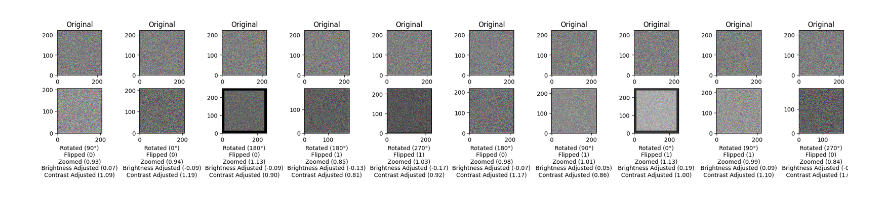
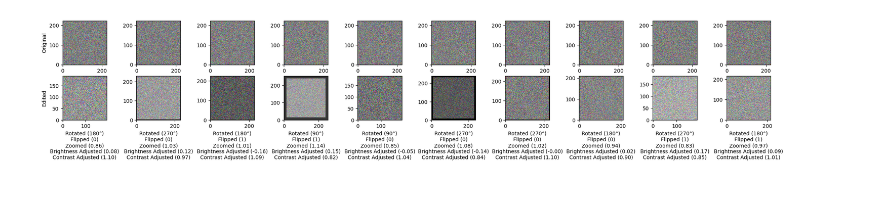
Before and after one commit to etuckerman/CNN-Image-Classification-Architecture, a Jupyter notebook: CNN_Image_Classification_Architecture.ipynb, the cells around one changed output. Saved outputs shown, nothing was run; the diff lists cells and outputs as text; code cells hidden in the pictures.

Commit message:
# Finalized Data Augmentation Code with Image Display Enhancements
This commit finalizes the data augmentation code and enhances the image display functionality. The changes include:

### Data Augmentation

* Defined functions for applying random rotation, flipping, zooming, brightness adjustment, and contrast adjustment to images
* Created a `apply_augmentations` function to apply multiple augmentations to an image
* Generated a sample dataset and applied augmentations to it

### Image Display Enhancements

* Added a dummy column to the subplot grid to provide extra space for the last column of images
* Made the dummy graph white on a white background to reserve the additional space without drawing the dummy graph
* Turned off the axis for the dummy graph to make it invisible
* Used `plt.tight_layout()` to adjust the layout and fit the annotations

### Other Changes

* Modified the labels for the original and edited rows
* Adjusted the figure size to add extra blank space on the right side of the image
* Used `origin='lower'` when displaying the images to ensure correct Y-axis orientation
* Used `tf.clip_by_value` to clip the values of the augmented images to the valid range [0, 1]

This commit resolves the issues with text overlapping and Y-axis orientation, and enhances the overall presentation and clarity of the output. The code now correctly displays the original and augmented images with annotations, and provides a clear visualization of the data augmentation process.

```diff
--- a/CNN_Image_Classification_Architecture.ipynb
+++ b/CNN_Image_Classification_Architecture.ipynb
@@ -90,37 +90,42 @@ def random_contrast(image):
     image (tf.Tensor): The input image tensor.
 
     Returns:
     tf.Tensor: The image tensor with random contrast.
     """
     contrast_factor = tf.random.uniform(shape=[], minval=0.8, maxval=1.2, dtype=tf.float32)
     return tf.image.adjust_contrast(image, contrast_factor), contrast_factor
 
 # Define a function to apply multiple augmentations
 def apply_augmentations(image):
     image, angle = random_rotation(image)
     image, flip = random_flipping(image)
     image, scale = random_zooming(image)
     image, delta = random_brightness(image)
     image, contrast_factor = random_contrast(image)
     return image, angle, flip, scale, delta, contrast_factor
 
 # Generate a sample dataset
 num_images = 10
 image_size = (224, 224, 3)
 dataset = generate_sample_dataset(num_images, image_size)
 
 # Apply augmentations to the dataset
 augmented_dataset = dataset.map(apply_augmentations)
 
 # Display the original and augmented images
-fig, axs = plt.subplots(2, num_images, figsize=(20, 4))
+fig, axs = plt.subplots(2, num_images + 1, figsize=(22, 4))  # Add a dummy column
 for i, (original_image, (augmented_image, angle, flip, scale, delta, contrast_factor)) in enumerate(zip(dataset, augmented_dataset)):
-    axs[0, i].imshow(original_image, origin='lower')  # Set origin to 'lower' for correct Y-axis orientation
-    axs[0, i].set_title('Original')
-    axs[1, i].imshow(tf.clip_by_value(augmented_image, 0, 1), origin='lower')  # Set origin to 'lower' for correct Y-axis orientation
+    axs[0, i].imshow(original_image, origin='lower')
+    axs[1, i].imshow(tf.clip_by_value(augmented_image, 0, 1), origin='lower')
     axs[1, i].set_xlabel(f'Rotated ({angle * 90}°)\nFlipped ({flip})\nZoomed ({scale:.2f})\nBrightness Adjusted ({delta:.2f})\nContrast Adjusted ({contrast_factor:.2f})')
-    axs[1, i].set_title('')  # Remove title to make space for annotations
-plt.tight_layout()  # Adjust layout to fit annotations
+axs[0, 0].set_ylabel('Original')
+axs[1, 0].set_ylabel('Edited')
+# Make the dummy graph white on a white background
+axs[0, -1].imshow(np.ones((image_size[0], image_size[1], 3)))  # White image
+axs[0, -1].axis('off')  # Turn off axis
+axs[1, -1].imshow(np.ones((image_size[0], image_size[1], 3)))  # White image
+axs[1, -1].axis('off')  # Turn off axis
+plt.tight_layout()
 plt.show()
 # %% [output]
-[figure, old version]
+[figure, new version]
```
